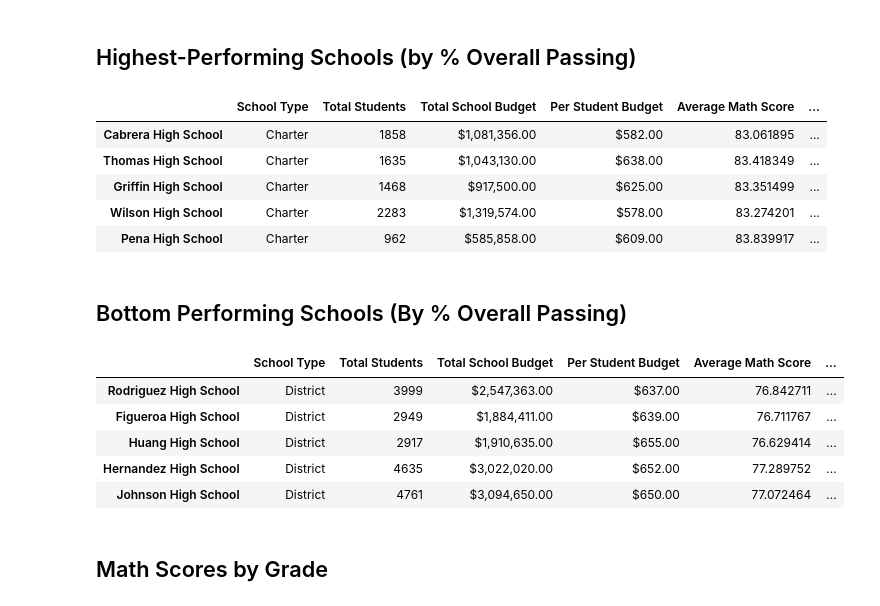
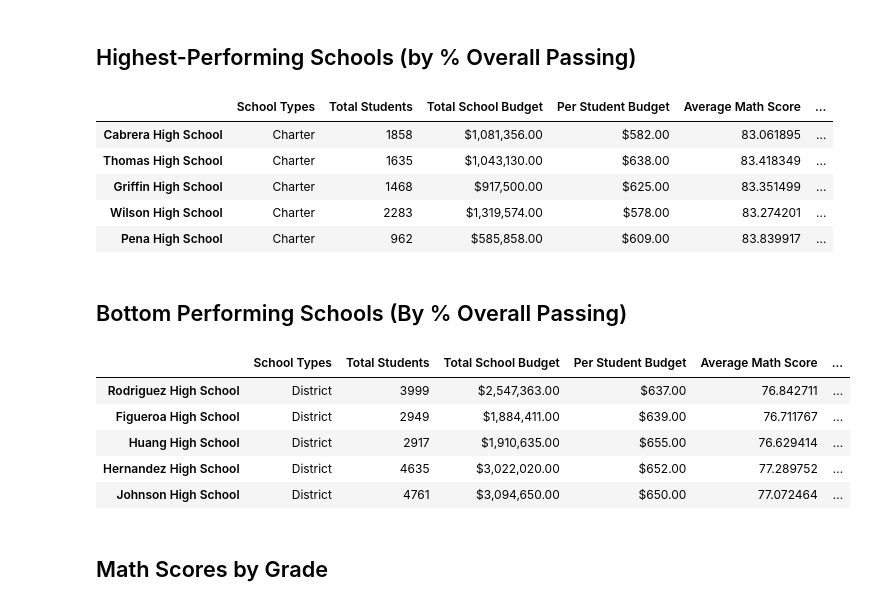
Before and after one commit to atmetz/pandas-challenge, a Jupyter notebook: PyCitySchools/PyCitySchools.ipynb, the cells around one changed output. Cells and saved outputs as stored; diff of their text form; code cells hidden in the pictures.

```diff
--- a/PyCitySchools/PyCitySchools.ipynb
+++ b/PyCitySchools/PyCitySchools.ipynb
@@ -258,8 +136,8 @@ Name: student_name, dtype: float64
 # Create a DataFrame called `per_school_summary` with columns for the calculations above.
 per_school_summary = pd.DataFrame({"School Types": school_types, "Total Students": per_school_counts, "Total School Budget": per_school_budget,
                                  "Per Student Budget": per_school_capita, "Average Math Score": per_school_math, "Average Reading Score": per_school_reading,
-                                 "% Passed Math": per_school_passing_math, "% Passed Reading": per_school_passing_reading,
-                                  "% Passed Overall": overall_passing_rate})
+                                 "% Passing Math": per_school_passing_math, "% Passing Reading": per_school_passing_reading,
+                                  "% Overall Passing": overall_passing_rate})
 
 # Formatting
 per_school_summary["Total School Budget"] = per_school_summary["Total School Budget"].map("${:,.2f}".format)
@@ -288,10 +166,10 @@ per_school_summary
 ## Highest-Performing Schools (by % Overall Passing)
 # %%
 # Sort the schools by `% Overall Passing` in descending order and display the top 5 rows.
-top_schools =
+top_schools = per_school_summary.sort_values("% Overall Passing", ascending=False)
 top_schools.head(5)
 # %% [output]
-|  | School Type | Total Students | Total School Budget | Per Student Budget | Average Math Score | ... |
+|  | School Types | Total Students | Total School Budget | Per Student Budget | Average Math Score | ... |
 | Cabrera High School | Charter | 1858 | $1,081,356.00 | $582.00 | 83.061895 | ... |
 | Thomas High School | Charter | 1635 | $1,043,130.00 | $638.00 | 83.418349 | ... |
 | Griffin High School | Charter | 1468 | $917,500.00 | $625.00 | 83.351499 | ... |
@@ -301,10 +179,10 @@ top_schools.head(5)
 ## Bottom Performing Schools (By % Overall Passing)
 # %%
 # Sort the schools by `% Overall Passing` in ascending order and display the top 5 rows.
-bottom_schools =
+bottom_schools = per_school_summary.sort_values("% Overall Passing", ascending=True)
 bottom_schools.head(5)
 # %% [output]
-|  | School Type | Total Students | Total School Budget | Per Student Budget | Average Math Score | ... |
+|  | School Types | Total Students | Total School Budget | Per Student Budget | Average Math Score | ... |
 | Rodriguez High School | District | 3999 | $2,547,363.00 | $637.00 | 76.842711 | ... |
 | Figueroa High School | District | 2949 | $1,884,411.00 | $639.00 | 76.711767 | ... |
 | Huang High School | District | 2917 | $1,910,635.00 | $655.00 | 76.629414 | ... |
```
Also changed, not shown: parts of 19 cells of this notebook, 1 other file.
